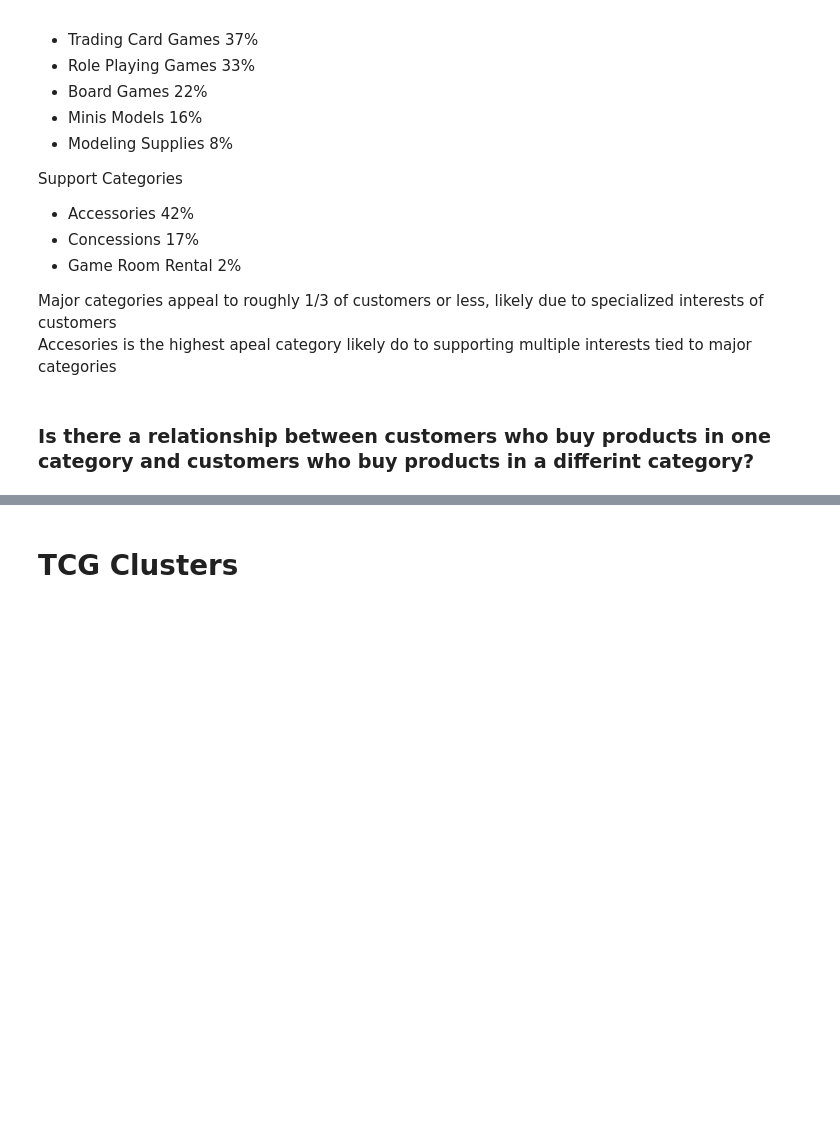
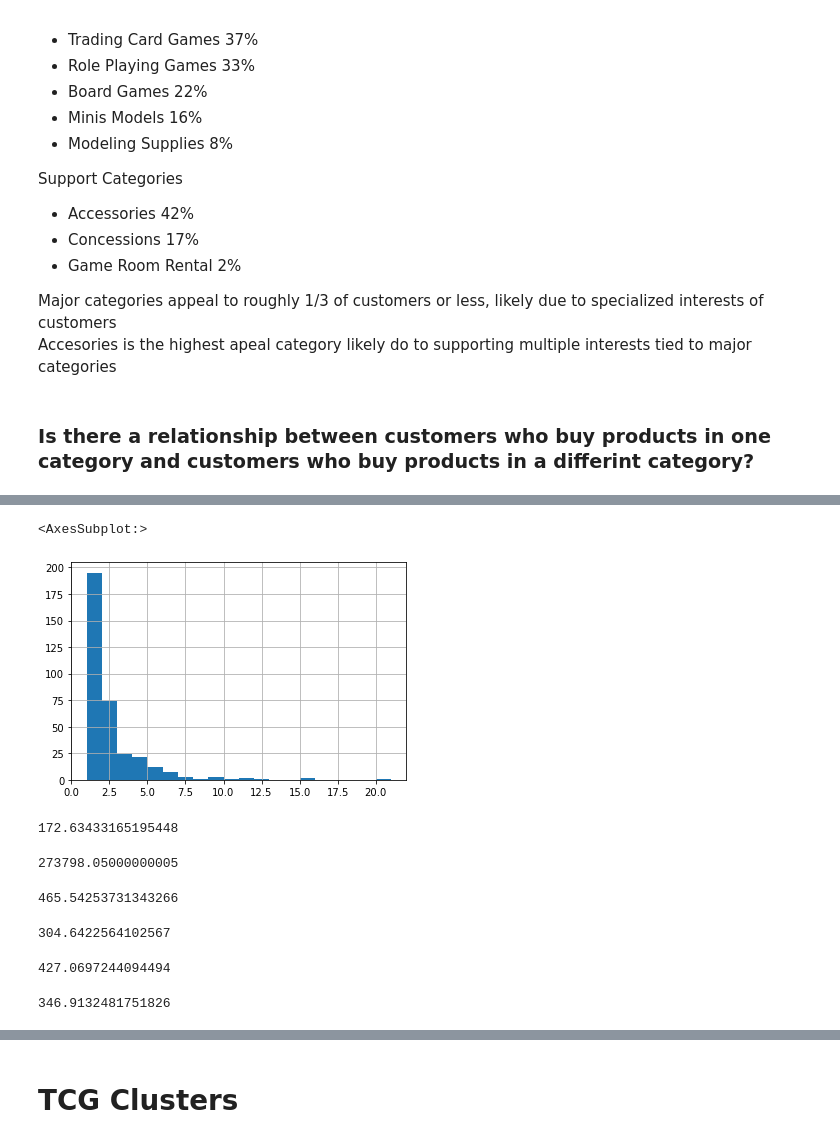
Before and after one commit to Johndsalas/customer_interest_analysis, a Jupyter notebook: exploration.ipynb, the cells around one changed output, grey strips where cells are left out. Drawn from its saved outputs; the diff is of its cells as text; code cells hidden in the pictures; blank space fills up the shorter version.

```diff
--- a/exploration.ipynb
+++ b/exploration.ipynb
@@ -251,4 +132,0 @@ cats = ['accessories',
-# %%
-for cat in cats:
-
-    df[f'bought_{cat}'] = df[cat] > 0
@@ -521,0 +278,6 @@ df_tcg = df[['accessories',
+# %%
+df_bg = df[df.bought_board_games == True]
+df_rpg = df[df.bought_role_playing_games == True]
+df_tcg = df[df.bought_trading_card_games == True]
+df_min = df[df.bought_minis_models == True]
+df_sup = df[df.bought_modeling_supplies == True]
@@ -521,0 +317,29 @@ df_tcg = df[['accessories',
+# %%
+df_bg.board_games.hist(bins = 20)
+# %% [output]
+<AxesSubplot:>
+[figure, added]
+# %%
+df.net_sales.mean()
+# %% [output]
+172.63433165195448
+# %%
+df.net_sales.sum()
+# %% [output]
+273798.05000000005
+# %%
+df_rpg.net_sales.mean()
+# %% [output]
+465.54253731343266
+# %%
+df_tcg.net_sales.mean()
+# %% [output]
+304.6422564102567
+# %%
+df_min.net_sales.mean()
+# %% [output]
+427.0697244094494
+# %%
+df_sup[cats].net_sales.mean()
+# %% [output]
+346.9132481751826
```
Also changed, not shown: parts of 33 cells of this notebook.
